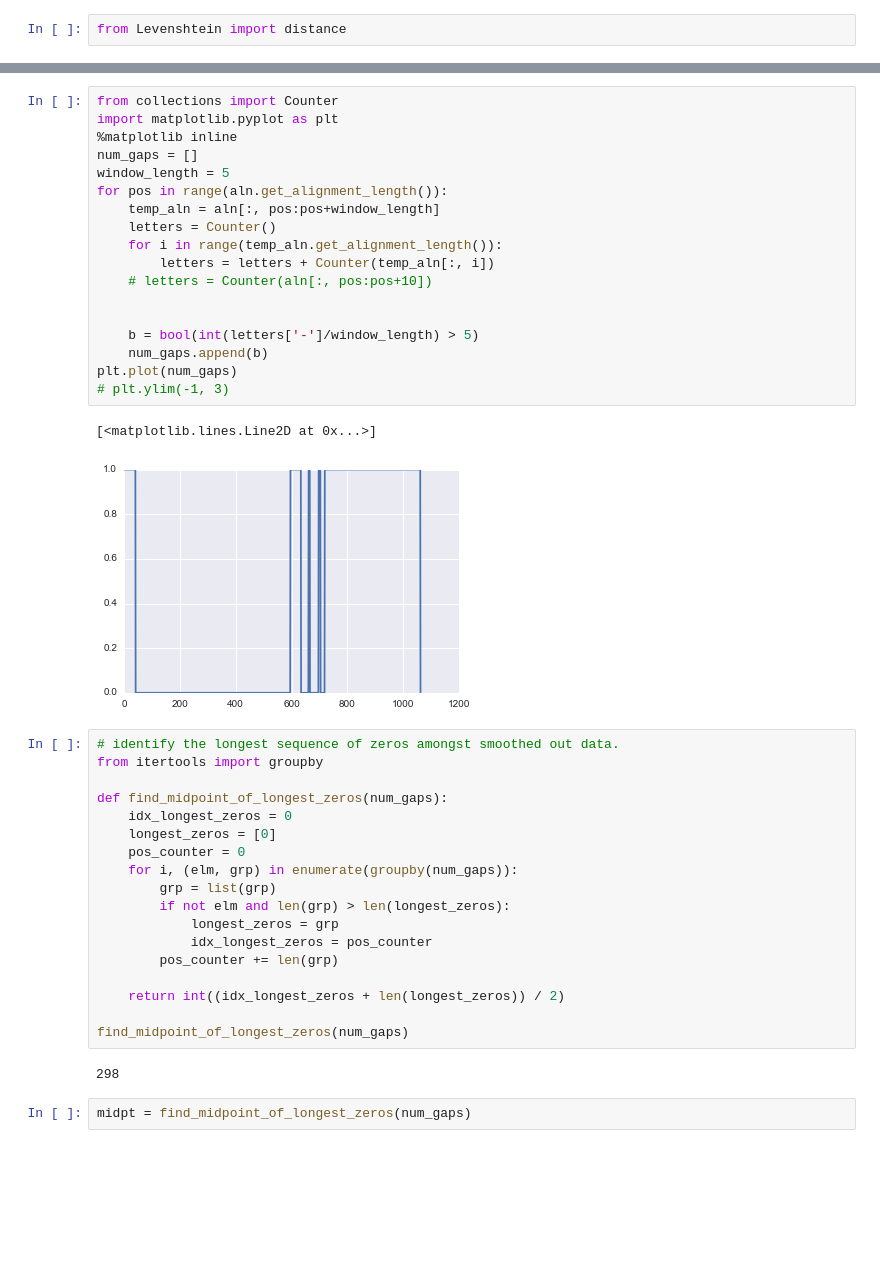
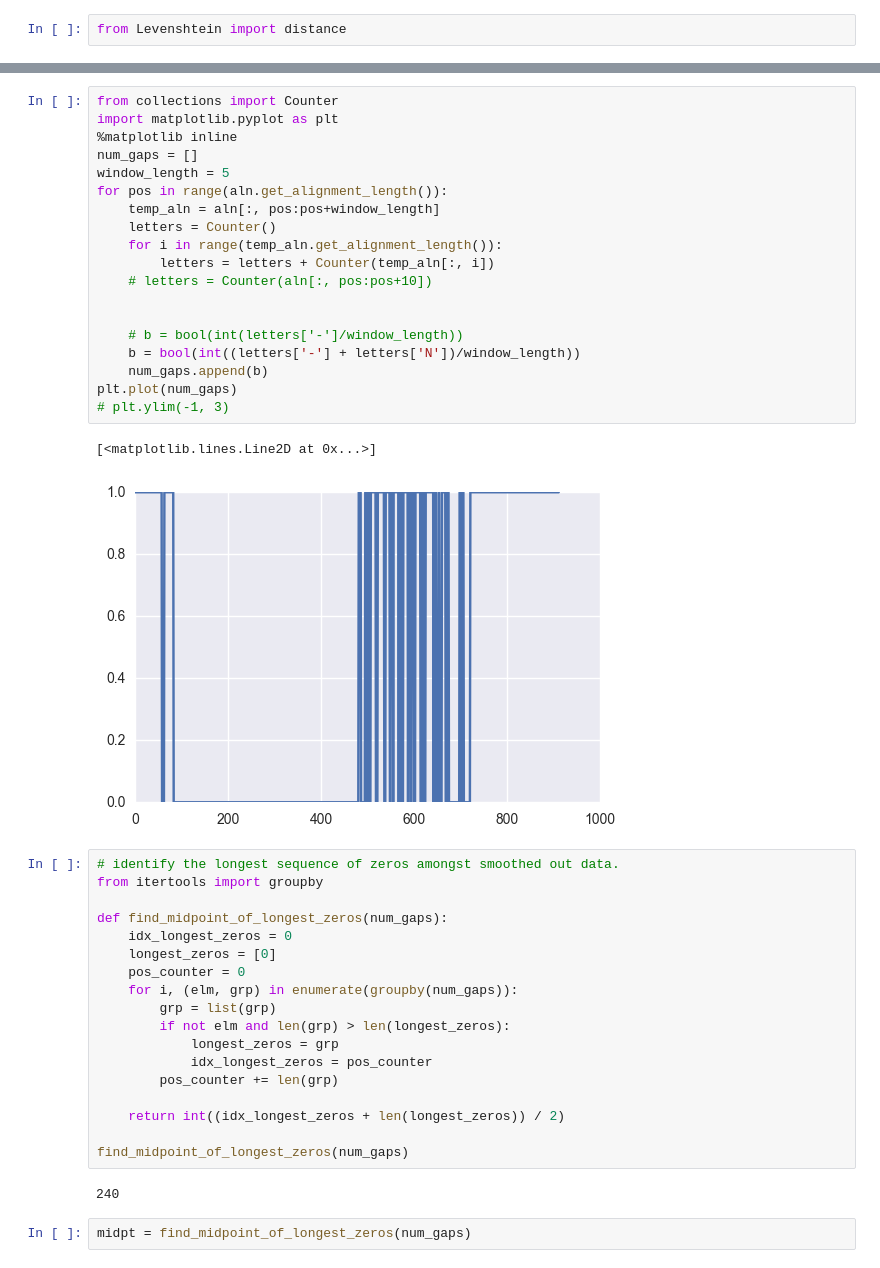
Before and after one commit to ericmjl/protein-systematic-characterization, a Jupyter notebook: experiments/temp-20160927-hackytaq/hacky-taq.ipynb, the cells around one changed output, grey strips where cells are left out. Drawn from its saved outputs; the diff is of its cells as text; blank space fills up the shorter version.

```diff
--- a/experiments/temp-20160927-hackytaq/hacky-taq.ipynb
+++ b/experiments/temp-20160927-hackytaq/hacky-taq.ipynb
@@ -137,24 +122,25 @@ print(distance(str(original[150:-150].seq), str(mn_55[150:-150]), ))
 # %%
 from collections import Counter
 import matplotlib.pyplot as plt
 %matplotlib inline
 num_gaps = []
 window_length = 5
 for pos in range(aln.get_alignment_length()):
     temp_aln = aln[:, pos:pos+window_length]
     letters = Counter()
     for i in range(temp_aln.get_alignment_length()):
         letters = letters + Counter(temp_aln[:, i])
     # letters = Counter(aln[:, pos:pos+10])
 
 
-    b = bool(int(letters['-']/window_length) > 5)
+    # b = bool(int(letters['-']/window_length))
+    b = bool(int((letters['-'] + letters['N'])/window_length))
     num_gaps.append(b)
 plt.plot(num_gaps)
 # plt.ylim(-1, 3)
 # %% [output]
 [<matplotlib.lines.Line2D at 0x...>]
-[figure, old version]
+[figure, new version]
 # %%
 # identify the longest sequence of zeros amongst smoothed out data.
 from itertools import groupby
@@ -174,7 +160,7 @@ def find_midpoint_of_longest_zeros(num_gaps):
 
 find_midpoint_of_longest_zeros(num_gaps)
 # %% [output]
-298
+240
 # %%
 midpt = find_midpoint_of_longest_zeros(num_gaps)
 # %%
```
Also changed, not shown: parts of 16 cells of this notebook, 2 other files.
